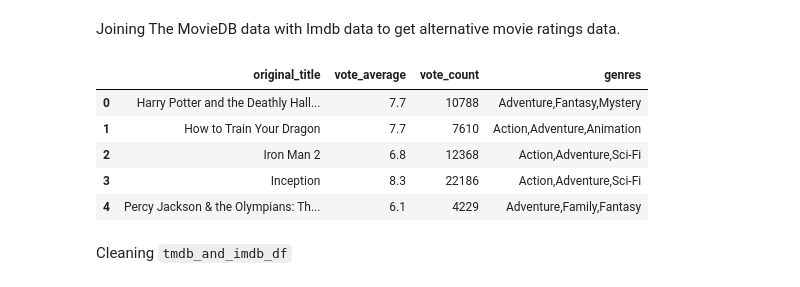
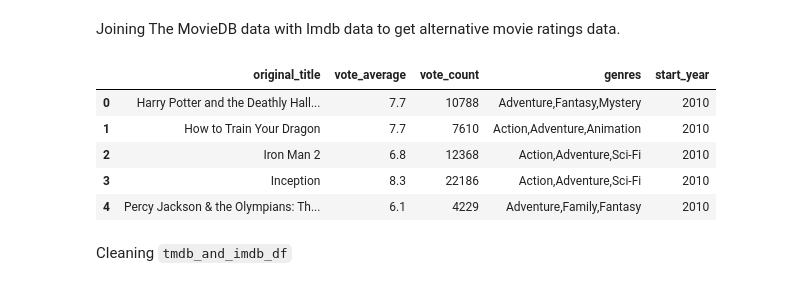
Before and after one commit to Collin9726/box-office-films-analysis, a Jupyter notebook: index.ipynb, the cells around one changed output. Cells and saved outputs as stored; diff of their text form; code cells hidden in the pictures.

````diff
--- a/index.ipynb
+++ b/index.ipynb
@@ -318,15 +318,15 @@ len(imdb_df)
 Joining The MovieDB data with Imdb data to get alternative movie ratings data.
 # %%
 tmdb_and_imdb_df = tmdb_df.merge(imdb_df, on="original_title", suffixes=("_tmdb", "_imdb"))
-tmdb_and_imdb_df = tmdb_and_imdb_df[["original_title", "vote_average", "vote_count", "genres"]]
+tmdb_and_imdb_df = tmdb_and_imdb_df[["original_title", "vote_average", "vote_count", "genres", "start_year"]]
 tmdb_and_imdb_df.head()
 # %% [output]
-|  | original_title | vote_average | vote_count | genres |
-| 0 | Harry Potter and the Deathly Hall... | 7.7 | 10788 | Adventure,Fantasy,Mystery |
-| 1 | How to Train Your Dragon | 7.7 | 7610 | Action,Adventure,Animation |
-| 2 | Iron Man 2 | 6.8 | 12368 | Action,Adventure,Sci-Fi |
-| 3 | Inception | 8.3 | 22186 | Action,Adventure,Sci-Fi |
-| 4 | Percy Jackson & the Olympians: Th... | 6.1 | 4229 | Adventure,Family,Fantasy |
+|  | original_title | vote_average | vote_count | genres | start_year |
+| 0 | Harry Potter and the Deathly Hall... | 7.7 | 10788 | Adventure,Fantasy,Mystery | 2010 |
+| 1 | How to Train Your Dragon | 7.7 | 7610 | Action,Adventure,Animation | 2010 |
+| 2 | Iron Man 2 | 6.8 | 12368 | Action,Adventure,Sci-Fi | 2010 |
+| 3 | Inception | 8.3 | 22186 | Action,Adventure,Sci-Fi | 2010 |
+| 4 | Percy Jackson & the Olympians: Th... | 6.1 | 4229 | Adventure,Family,Fantasy | 2010 |
 # %% [markdown]
 Cleaning ```tmdb_and_imdb_df```
 # %%
````
Also changed, not shown: parts of 16 cells of this notebook.
